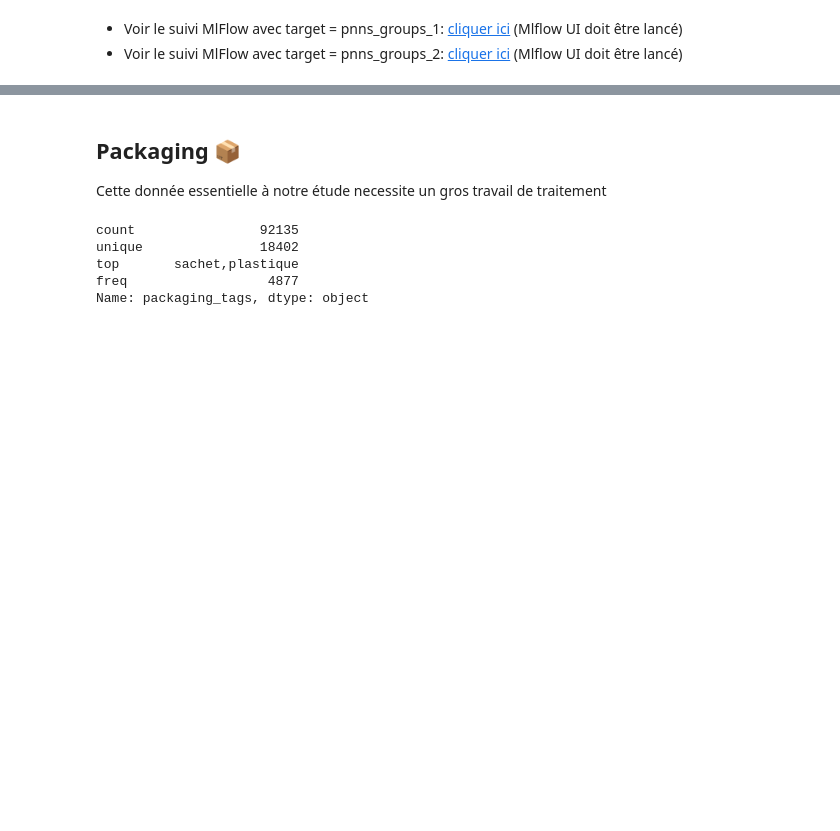
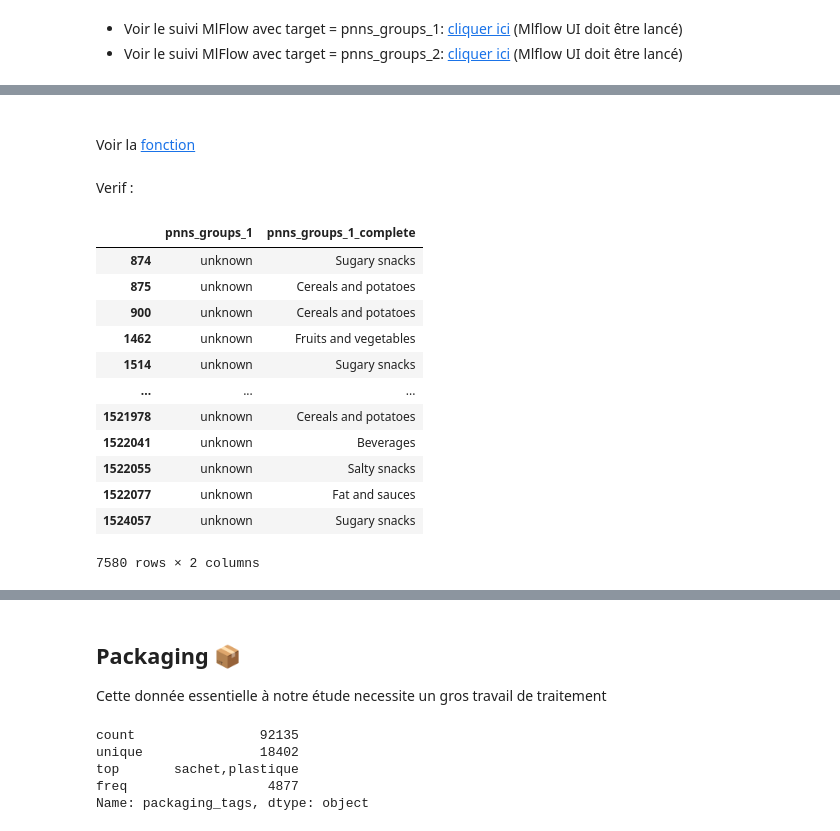
Before and after one commit to khub41/OC_P03, a Jupyter notebook: data_analysis.ipynb, the cells around one changed output, grey strips where cells are left out. Drawn from its saved outputs; the diff is of its cells as text; code cells hidden in the pictures; blank space fills up the shorter version.

```diff
--- a/data_analysis.ipynb
+++ b/data_analysis.ipynb
@@ -650,0 +673,2 @@ launch_gb_mlflow(data_kmeans, 'categories nettoyées', 'pnns_groups_2', n_estima
+# %%
+(data_gb_result, model) = launch_gb_mlflow(data_gb, 'Model_Notebook', 'pnns_groups_1', n_estimators=100, learning_rate=0.1,  max_depth=8, random_state=41)
@@ -650,0 +710,4 @@ launch_gb_mlflow(data_kmeans, 'categories nettoyées', 'pnns_groups_2', n_estima
+# %%
+data_unknown_groups_1 = data_filtre[data_filtre["pnns_groups_1"] == "unknown"]
+# %%
+data_unknown_groups_1['predicted_pnns_groups_1'] = model.predict(data_unknown_groups_1[['energy_100g', 'fat_100g', 'sugars_100g', 'saturated-fat_100g', 'proteins_100g', 'salt_100g']])
@@ -650,0 +735,24 @@ launch_gb_mlflow(data_kmeans, 'categories nettoyées', 'pnns_groups_2', n_estima
+# %% [markdown]
+<a id='back_parse_gb_results'></a>
+# %% [markdown]
+Voir la [fonction](#parser_prediction)
+# %%
+data_filtre["pnns_groups_1_complete"] = data_filtre.apply(parser_prediction, data_unknown=data_unknown_groups_1, col_modeled='pnns_groups_1', col_predicted='predicted_pnns_groups_1', axis=1)
+# %% [markdown]
+Verif :
+# %%
+data_filtre[data_filtre["pnns_groups_1"] == "unknown"][["pnns_groups_1", "pnns_groups_1_complete"]]
+# %% [output]
+|  | pnns_groups_1 | pnns_groups_1_complete |
+| 874 | unknown | Sugary snacks |
+| 875 | unknown | Cereals and potatoes |
+| 900 | unknown | Cereals and potatoes |
+| 1462 | unknown | Fruits and vegetables |
+| 1514 | unknown | Sugary snacks |
+| ... | ... | ... |
+| 1521978 | unknown | Cereals and potatoes |
+| 1522041 | unknown | Beverages |
+| 1522055 | unknown | Salty snacks |
+| 1522077 | unknown | Fat and sauces |
+| 1524057 | unknown | Sugary snacks |
+7580 rows × 2 columns
```
Also changed, not shown: parts of 55 cells of this notebook.
